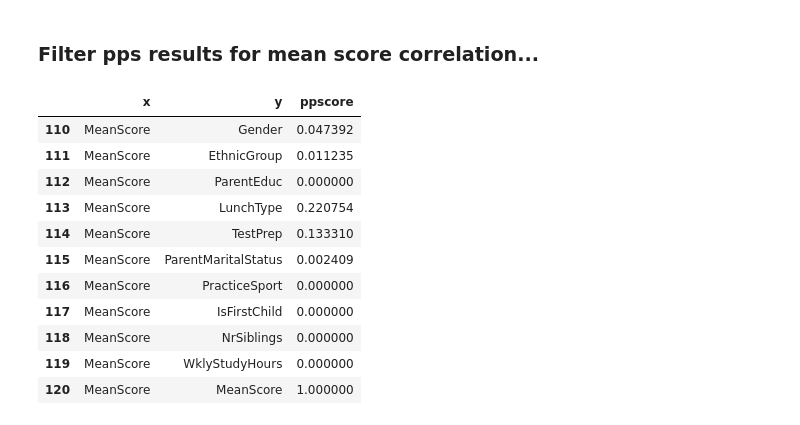
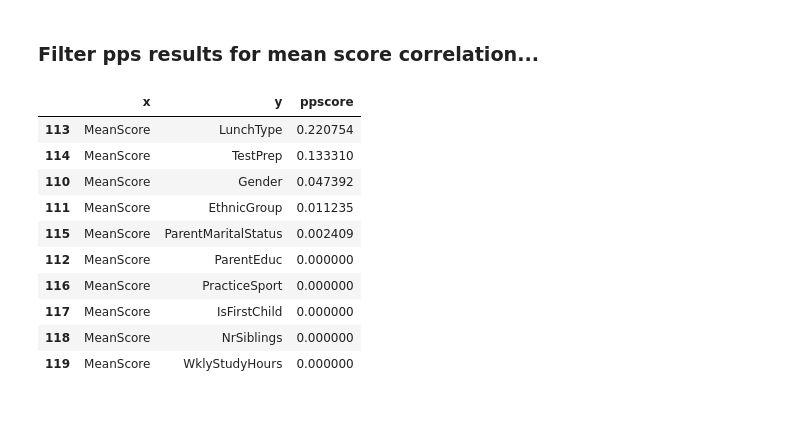
Before and after one commit to A-Hoenig/student-AI, a Jupyter notebook: jupyter_notebooks/Notebook_4_eda2.ipynb, the cells around one changed output. Drawn from its saved outputs; the diff is of its cells as text; code cells hidden in the pictures.

```diff
--- a/jupyter_notebooks/Notebook_4_eda2.ipynb
+++ b/jupyter_notebooks/Notebook_4_eda2.ipynb
@@ -212,18 +212,18 @@ pps_correlation
 # %% [markdown]
 ### Filter pps results for mean score correlation...
 # %%
-df_mean_pps_filtered = pps_correlation.filter(['x', 'y', 'ppscore']).query('x == "MeanScore"')
+# also remove PPS = 1 as the is meaningless (correlates with itself)
+df_mean_pps_filtered = pps_correlation.filter(['x', 'y', 'ppscore']).query('x == "MeanScore" & ppscore != 1').sort_values(by='ppscore', ascending=False)
 df_mean_pps_filtered
 # %% [output]
 |  | x | y | ppscore |
+| 113 | MeanScore | LunchType | 0.220754 |
+| 114 | MeanScore | TestPrep | 0.133310 |
 | 110 | MeanScore | Gender | 0.047392 |
 | 111 | MeanScore | EthnicGroup | 0.011235 |
+| 115 | MeanScore | ParentMaritalStatus | 0.002409 |
 | 112 | MeanScore | ParentEduc | 0.000000 |
-| 113 | MeanScore | LunchType | 0.220754 |
-| 114 | MeanScore | TestPrep | 0.133310 |
-| 115 | MeanScore | ParentMaritalStatus | 0.002409 |
 | 116 | MeanScore | PracticeSport | 0.000000 |
 | 117 | MeanScore | IsFirstChild | 0.000000 |
 | 118 | MeanScore | NrSiblings | 0.000000 |
 | 119 | MeanScore | WklyStudyHours | 0.000000 |
-| 120 | MeanScore | MeanScore | 1.000000 |
```
Also changed, not shown: parts of 5 cells of this notebook.
